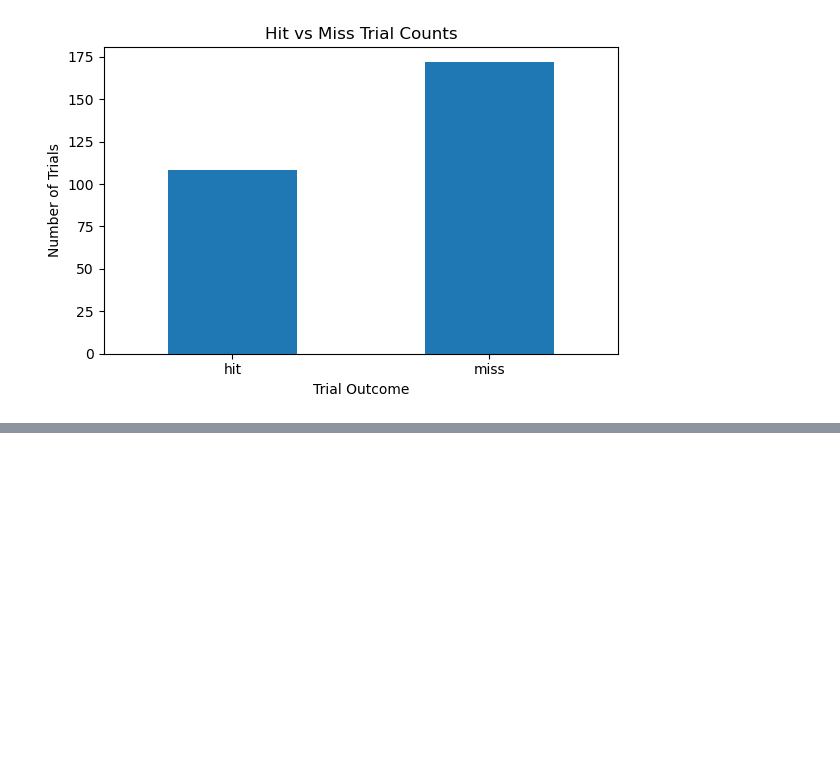
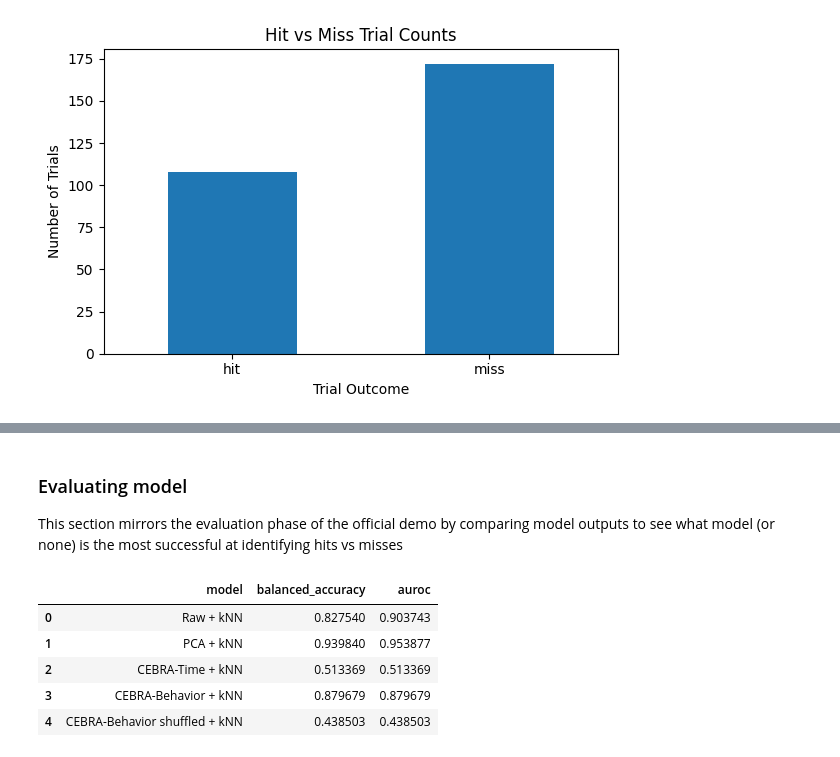
Before and after one commit to adrianylee/BIPN-162-Final-Project, a Jupyter notebook: datawranglingfinal.ipynb, the cells around one changed output, grey strips where cells are left out. Cells and saved outputs as stored; diff of their text form; code cells hidden in the pictures; blank space fills up the shorter version.

```diff
--- a/datawranglingfinal.ipynb
+++ b/datawranglingfinal.ipynb
@@ -219,0 +407,14 @@ c
+# %%
+X_train_bins, train_time_idx, y_train_bins = make_bin_level_dataset(X_train_trials, y_train, sel_times)
+X_val_bins, val_time_idx, y_val_bins = make_bin_level_dataset(X_val_trials, y_val, sel_times)
+X_test_bins, test_time_idx, y_test_bins = make_bin_level_dataset(X_test_trials, y_test, sel_times)
+
+# z-score each neuron using TRAIN only
+scaler = StandardScaler(with_mean=True, with_std=True)
+X_train_bins_z = scaler.fit_transform(X_train_bins)
+X_val_bins_z = scaler.transform(X_val_bins)
+X_test_bins_z = scaler.transform(X_test_bins)
+
+print("Bin-level train shape:", X_train_bins_z.shape)
+print("Bin-level val shape:", X_val_bins_z.shape)
+print("Bin-level test shape:", X_test_bins_z.shape)
@@ -219,0 +512,41 @@ c
+# %% [markdown]
+### Evaluating model
+
+This section mirrors the evaluation phase of the official demo by comparing model outputs to see what model (or none) is the most successful at identifying hits vs misses
+# %%
+results_df = pd.DataFrame([
+    {
+        "model": "Raw + kNN",
+        "balanced_accuracy": balanced_accuracy_score(y_test, pred_raw),
+        "auroc": roc_auc_score(y_test, prob_raw),
+    },
+    {
+        "model": "PCA + kNN",
+        "balanced_accuracy": balanced_accuracy_score(y_test, pred_pca),
+        "auroc": roc_auc_score(y_test, prob_pca),
+    },
+    {
+        "model": "CEBRA-Time + kNN",
+        "balanced_accuracy": balanced_accuracy_score(y_test, pred_time),
+        "auroc": roc_auc_score(y_test, prob_time),
+    },
+    {
+        "model": "CEBRA-Behavior + kNN",
+        "balanced_accuracy": balanced_accuracy_score(y_test, pred_beh),
+        "auroc": roc_auc_score(y_test, prob_beh),
+    },
+    {
+        "model": "CEBRA-Behavior shuffled + kNN",
+        "balanced_accuracy": balanced_accuracy_score(y_test, pred_shuf),
+        "auroc": roc_auc_score(y_test, prob_shuf),
+    },
+])
+
+display(results_df)
+# %% [output]
+|  | model | balanced_accuracy | auroc |
+| 0 | Raw + kNN | 0.827540 | 0.903743 |
+| 1 | PCA + kNN | 0.939840 | 0.953877 |
+| 2 | CEBRA-Time + kNN | 0.513369 | 0.513369 |
+| 3 | CEBRA-Behavior + kNN | 0.879679 | 0.879679 |
+| 4 | CEBRA-Behavior shuffled + kNN | 0.438503 | 0.438503 |
```
Also changed, not shown: parts of 32 cells of this notebook, 1 other file.
